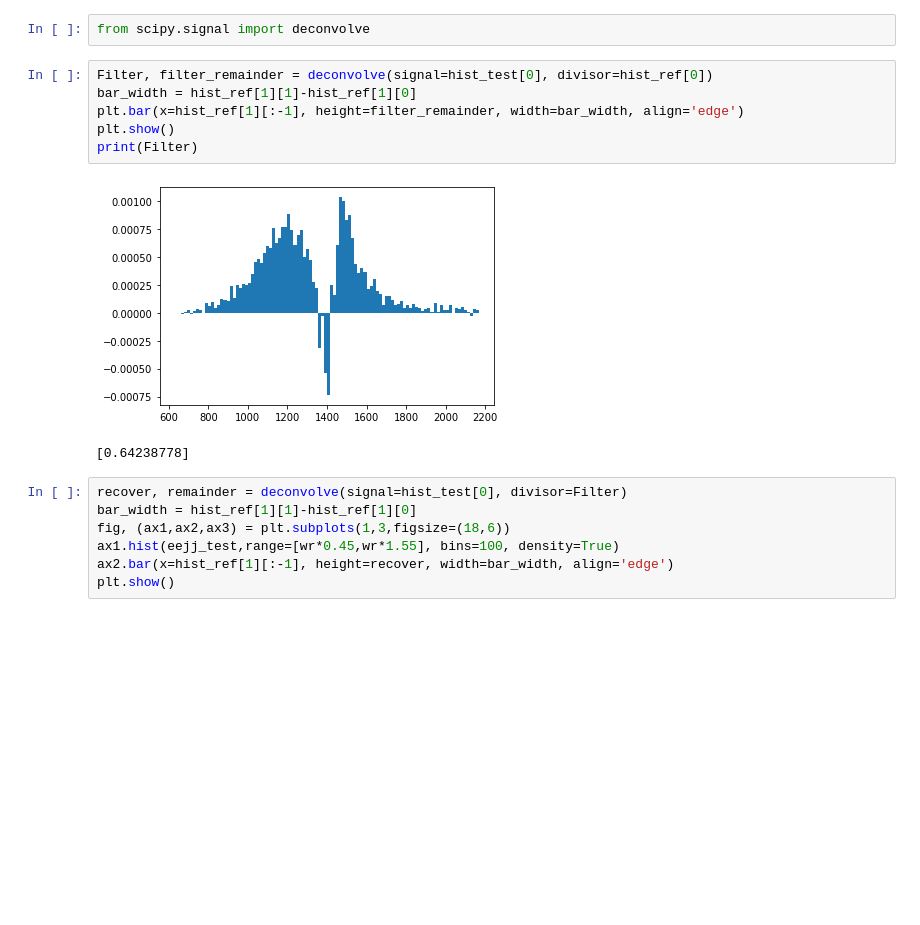
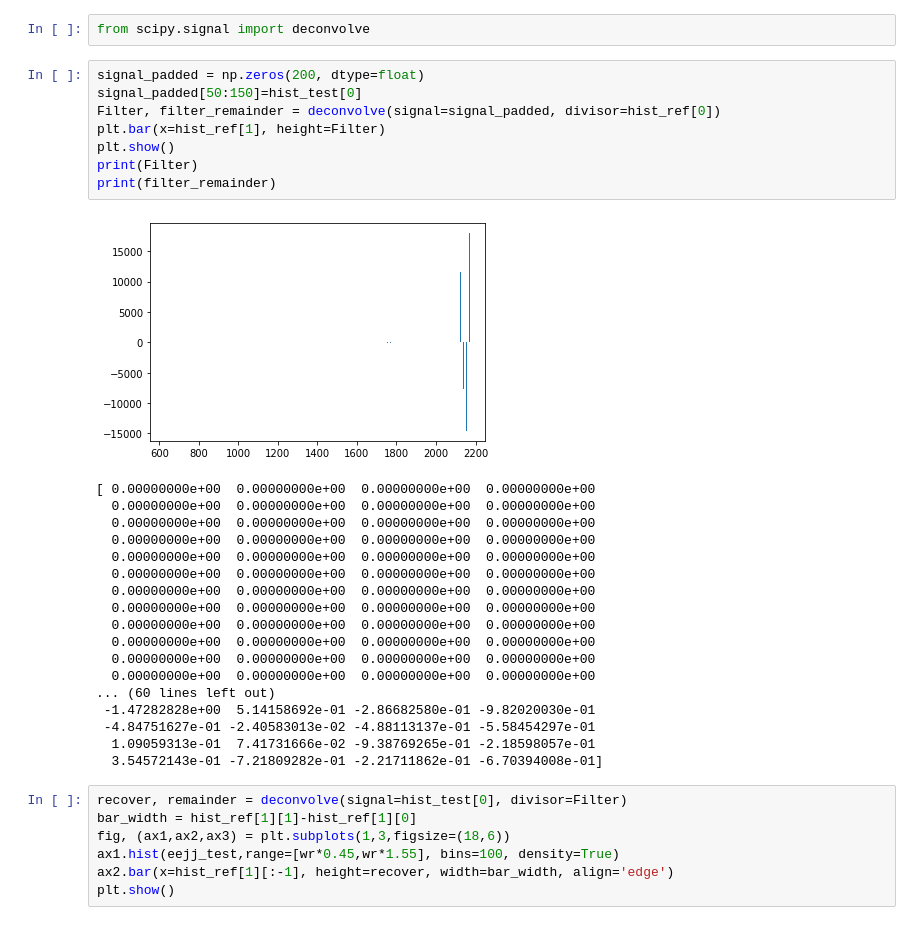
Before and after one commit to billy000400/WR-lite, a Jupyter notebook: python_analysis/notebooks/large N effect.ipynb, the cells around one changed output. Cells and saved outputs as stored; diff of their text form; blank space fills up the shorter version.

Commit message:
scipy deconvolve was used in the correct way, but the deconvolution result makes no sense

```diff
--- a/python_analysis/notebooks/large N effect.ipynb
+++ b/python_analysis/notebooks/large N effect.ipynb
@@ -50,14 +50,32 @@ plt.show()
 # %%
 from scipy.signal import deconvolve
 # %%
-Filter, filter_remainder = deconvolve(signal=hist_test[0], divisor=hist_ref[0])
-bar_width = hist_ref[1][1]-hist_ref[1][0]
-plt.bar(x=hist_ref[1][:-1], height=filter_remainder, width=bar_width, align='edge')
+signal_padded = np.zeros(200, dtype=float)
+signal_padded[50:150]=hist_test[0]
+Filter, filter_remainder = deconvolve(signal=signal_padded, divisor=hist_ref[0])
+plt.bar(x=hist_ref[1], height=Filter)
 plt.show()
 print(Filter)
+print(filter_remainder)
 # %% [output]
-[figure, old version]
+[figure, new version]
-[0.64238778]
+[ 0.00000000e+00  0.00000000e+00  0.00000000e+00  0.00000000e+00
+  0.00000000e+00  0.00000000e+00  0.00000000e+00  0.00000000e+00
+  0.00000000e+00  0.00000000e+00  0.00000000e+00  0.00000000e+00
+  0.00000000e+00  0.00000000e+00  0.00000000e+00  0.00000000e+00
+  0.00000000e+00  0.00000000e+00  0.00000000e+00  0.00000000e+00
+  0.00000000e+00  0.00000000e+00  0.00000000e+00  0.00000000e+00
+  0.00000000e+00  0.00000000e+00  0.00000000e+00  0.00000000e+00
+  0.00000000e+00  0.00000000e+00  0.00000000e+00  0.00000000e+00
+  0.00000000e+00  0.00000000e+00  0.00000000e+00  0.00000000e+00
+  0.00000000e+00  0.00000000e+00  0.00000000e+00  0.00000000e+00
+  0.00000000e+00  0.00000000e+00  0.00000000e+00  0.00000000e+00
+  0.00000000e+00  0.00000000e+00  0.00000000e+00  0.00000000e+00
+... (60 lines left out)
+ -1.47282828e+00  5.14158692e-01 -2.86682580e-01 -9.82020030e-01
+ -4.84751627e-01 -2.40583013e-02 -4.88113137e-01 -5.58454297e-01
+  1.09059313e-01  7.41731666e-02 -9.38769265e-01 -2.18598057e-01
+  3.54572143e-01 -7.21809282e-01 -2.21711862e-01 -6.70394008e-01]
 # %%
 recover, remainder = deconvolve(signal=hist_test[0], divisor=Filter)
 bar_width = hist_ref[1][1]-hist_ref[1][0]
```
